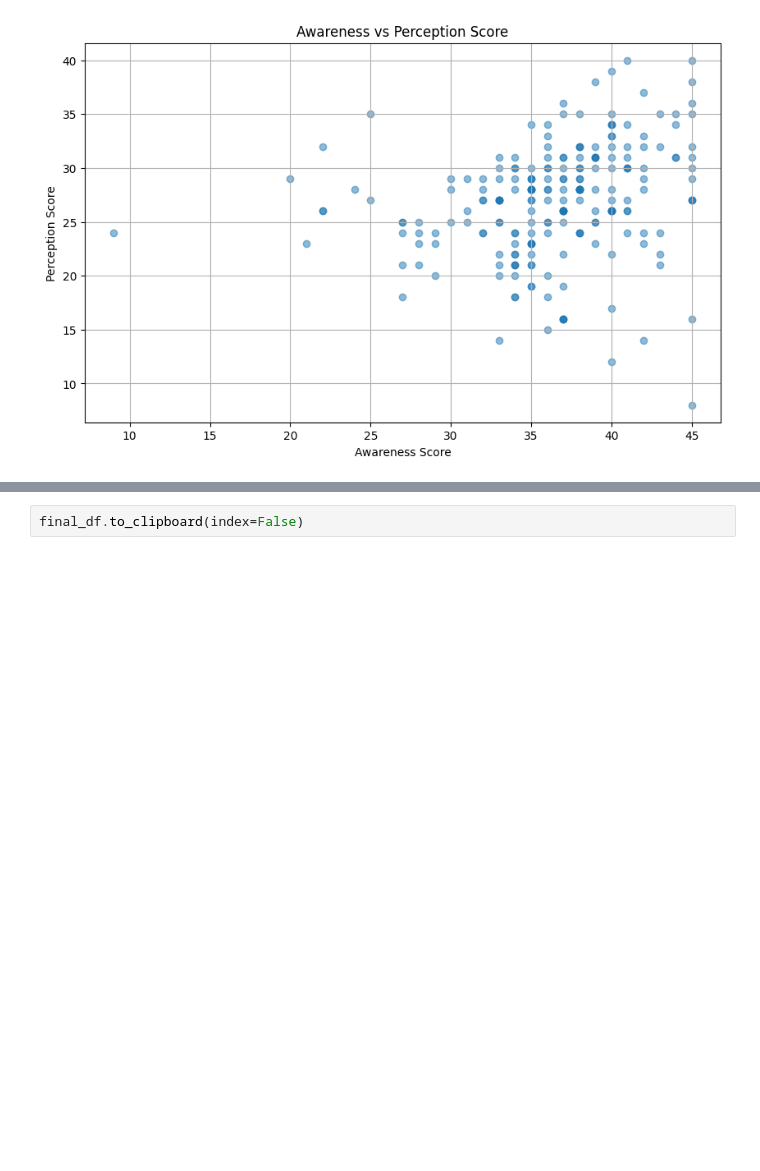
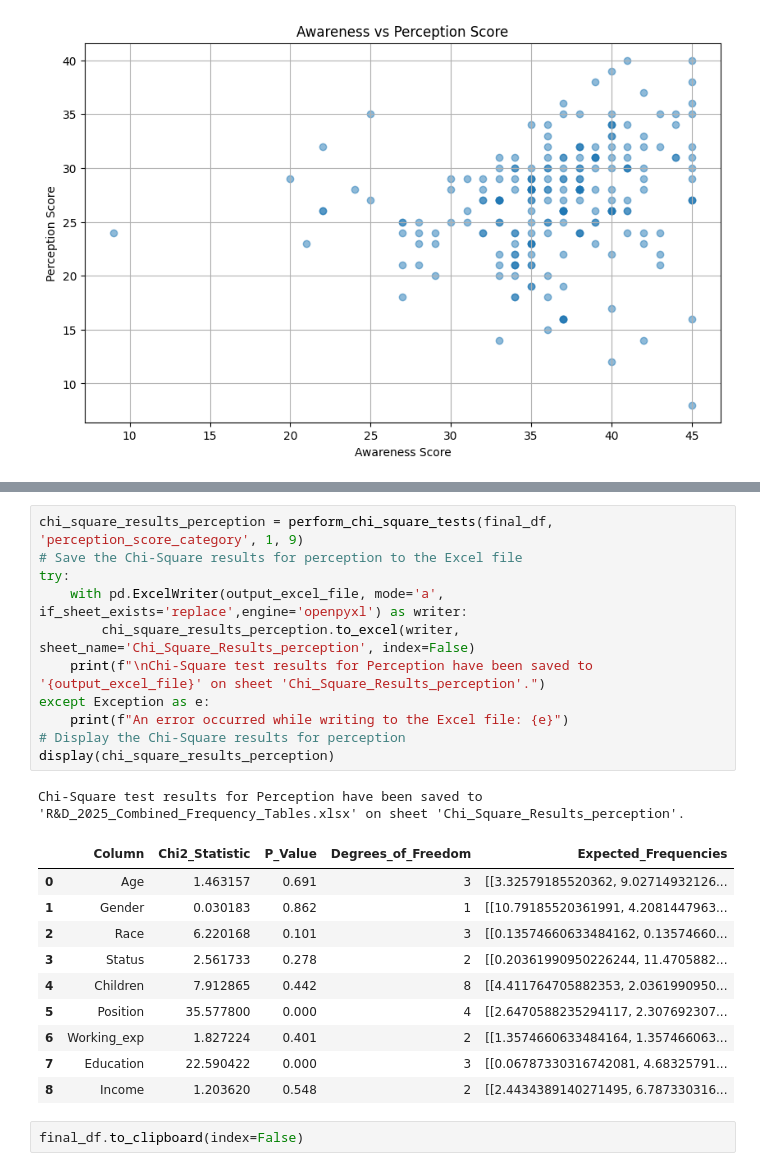
Before and after one commit to yantan826/Ling, a Jupyter notebook: maini.ipynb, the cells around one changed output, grey strips where cells are left out. Cells and saved outputs as stored; diff of their text form; blank space fills up the shorter version.

```diff
--- a/maini.ipynb
+++ b/maini.ipynb
@@ -564,2 +637,25 @@ ValueError: Data must be 1-dimensional, got ndarray of shape (221, 2) instead
+# %%
+chi_square_results_perception = perform_chi_square_tests(final_df, 'perception_score_category', 1, 9)
+# Save the Chi-Square results for perception to the Excel file
+try:
+    with pd.ExcelWriter(output_excel_file, mode='a', if_sheet_exists='replace',engine='openpyxl') as writer:
+        chi_square_results_perception.to_excel(writer, sheet_name='Chi_Square_Results_perception', index=False)
+    print(f"\nChi-Square test results for Perception have been saved to '{output_excel_file}' on sheet 'Chi_Square_Results_perception'.")
+except Exception as e:
+    print(f"An error occurred while writing to the Excel file: {e}")
+# Display the Chi-Square results for perception
+display(chi_square_results_perception)
+# %% [output]
+Chi-Square test results for Perception have been saved to 'R&D_2025_Combined_Frequency_Tables.xlsx' on sheet 'Chi_Square_Results_perception'.
+|  | Column | Chi2_Statistic | P_Value | Degrees_of_Freedom | Expected_Frequencies |
+| 0 | Age | 1.463157 | 0.691 | 3 | [[3.32579185520362, 9.02714932126... |
+| 1 | Gender | 0.030183 | 0.862 | 1 | [[10.79185520361991, 4.2081447963... |
+| 2 | Race | 6.220168 | 0.101 | 3 | [[0.13574660633484162, 0.13574660... |
+| 3 | Status | 2.561733 | 0.278 | 2 | [[0.20361990950226244, 11.4705882... |
+| 4 | Children | 7.912865 | 0.442 | 8 | [[4.411764705882353, 2.0361990950... |
+| 5 | Position | 35.577800 | 0.000 | 4 | [[2.6470588235294117, 2.307692307... |
+| 6 | Working_exp | 1.827224 | 0.401 | 2 | [[1.3574660633484164, 1.357466063... |
+| 7 | Education | 22.590422 | 0.000 | 3 | [[0.06787330316742081, 4.68325791... |
+| 8 | Income | 1.203620 | 0.548 | 2 | [[2.4434389140271495, 6.787330316... |
 # %%
 final_df.to_clipboard(index=False)
```
Also changed, not shown: parts of 4 cells of this notebook, 1 other file.
